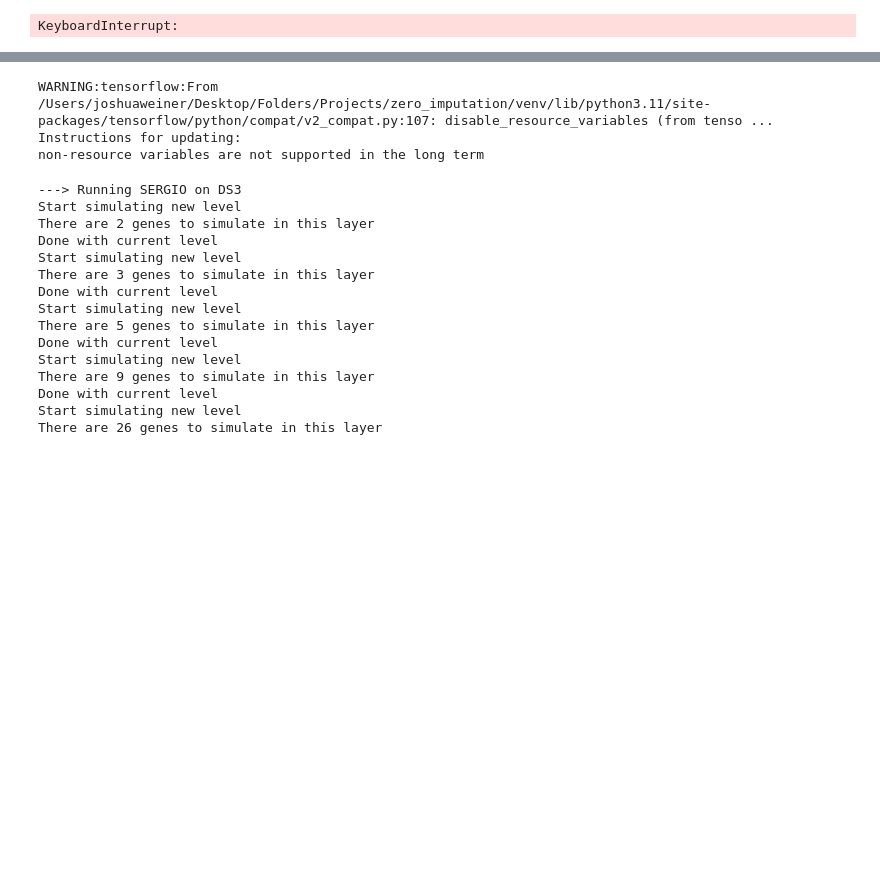
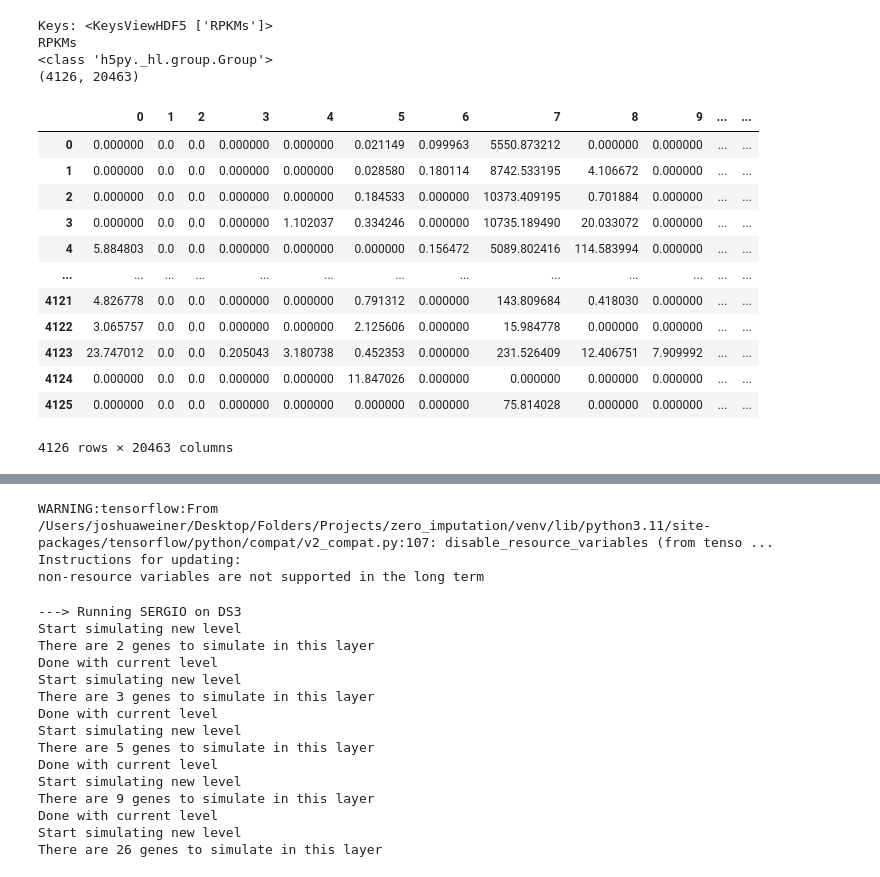
Before and after one commit to ankitbha/dfdl_imputation, a Jupyter notebook: josh_GENIE3_tests.ipynb, the cells around one changed output, grey strips where cells are left out. Cells and saved outputs as stored; diff of their text form; code cells hidden in the pictures; blank space fills up the shorter version.

```diff
--- a/josh_GENIE3_tests.ipynb
+++ b/josh_GENIE3_tests.ipynb
@@ -79,3 +43,46 @@ IndexError: index 0 is out of bounds for axis 0 with size 0
 # %%
+import h5py
+
+filename = 'dendritic_cell.h5'
+dendritic = None
+with h5py.File(filename, "r") as f:
+    # Print all root level object names (aka keys)
+    # these can be group or dataset names
+    print("Keys: %s" % f.keys())
+    # get first object name/key; may or may NOT be a group
+    for key in f.keys():
+        print(key) #Names of the root level object names in HDF5 file - can be groups or datasets.
+        print(type(f[key])) # get the object type: usually group or dataset
+        group = f[key]
+
+        #Checkout what keys are inside that group.
+        l = len(group.keys())
+        for i, k in enumerate(group.keys()):
+            if i == l - 1:
+                # This assumes group[some_key_inside_the_group] is a dataset,
+                # and returns a np.array:
+                data = group[k][()]
+                print(data.shape)
+                dendritic = pd.DataFrame(data)
+f.close()
+
+#dendritic = pd.read_hdf('dendritic_cell.h5')
+dendritic
 # %% [output]
-KeyboardInterrupt:
+Keys: <KeysViewHDF5 ['RPKMs']>
+RPKMs
+<class 'h5py._hl.group.Group'>
+(4126, 20463)
+|  | 0 | 1 | 2 | 3 | 4 | 5 | 6 | 7 | 8 | 9 | ... | ... |
+| 0 | 0.000000 | 0.0 | 0.0 | 0.000000 | 0.000000 | 0.021149 | 0.099963 | 5550.873212 | 0.000000 | 0.000000 | ... | ... |
+| 1 | 0.000000 | 0.0 | 0.0 | 0.000000 | 0.000000 | 0.028580 | 0.180114 | 8742.533195 | 4.106672 | 0.000000 | ... | ... |
+| 2 | 0.000000 | 0.0 | 0.0 | 0.000000 | 0.000000 | 0.184533 | 0.000000 | 10373.409195 | 0.701884 | 0.000000 | ... | ... |
+| 3 | 0.000000 | 0.0 | 0.0 | 0.000000 | 1.102037 | 0.334246 | 0.000000 | 10735.189490 | 20.033072 | 0.000000 | ... | ... |
+| 4 | 5.884803 | 0.0 | 0.0 | 0.000000 | 0.000000 | 0.000000 | 0.156472 | 5089.802416 | 114.583994 | 0.000000 | ... | ... |
+| ... | ... | ... | ... | ... | ... | ... | ... | ... | ... | ... | ... | ... |
+| 4121 | 4.826778 | 0.0 | 0.0 | 0.000000 | 0.000000 | 0.791312 | 0.000000 | 143.809684 | 0.418030 | 0.000000 | ... | ... |
+| 4122 | 3.065757 | 0.0 | 0.0 | 0.000000 | 0.000000 | 2.125606 | 0.000000 | 15.984778 | 0.000000 | 0.000000 | ... | ... |
+| 4123 | 23.747012 | 0.0 | 0.0 | 0.205043 | 3.180738 | 0.452353 | 0.000000 | 231.526409 | 12.406751 | 7.909992 | ... | ... |
+| 4124 | 0.000000 | 0.0 | 0.0 | 0.000000 | 0.000000 | 11.847026 | 0.000000 | 0.000000 | 0.000000 | 0.000000 | ... | ... |
+| 4125 | 0.000000 | 0.0 | 0.0 | 0.000000 | 0.000000 | 0.000000 | 0.000000 | 75.814028 | 0.000000 | 0.000000 | ... | ... |
+4126 rows × 20463 columns
```
Also changed, not shown: parts of 4 cells of this notebook.
